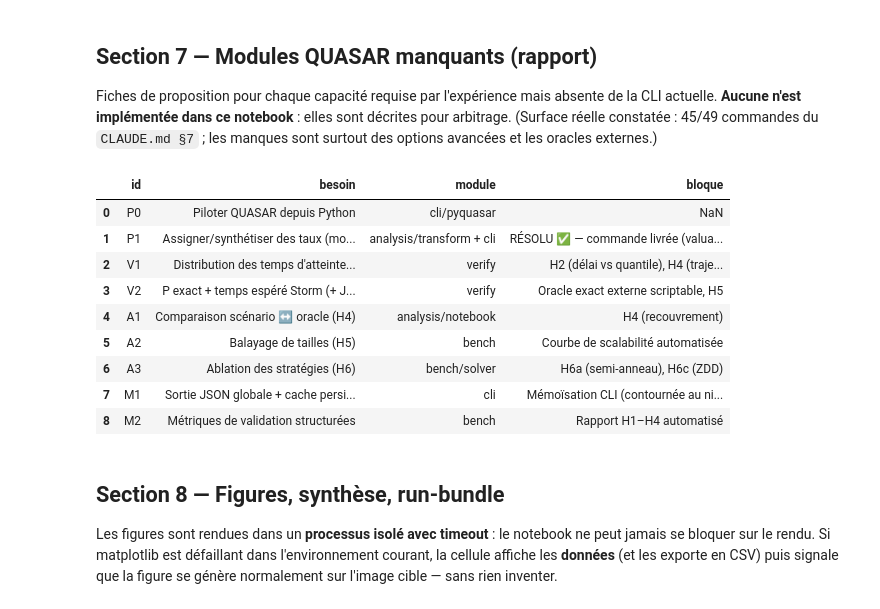
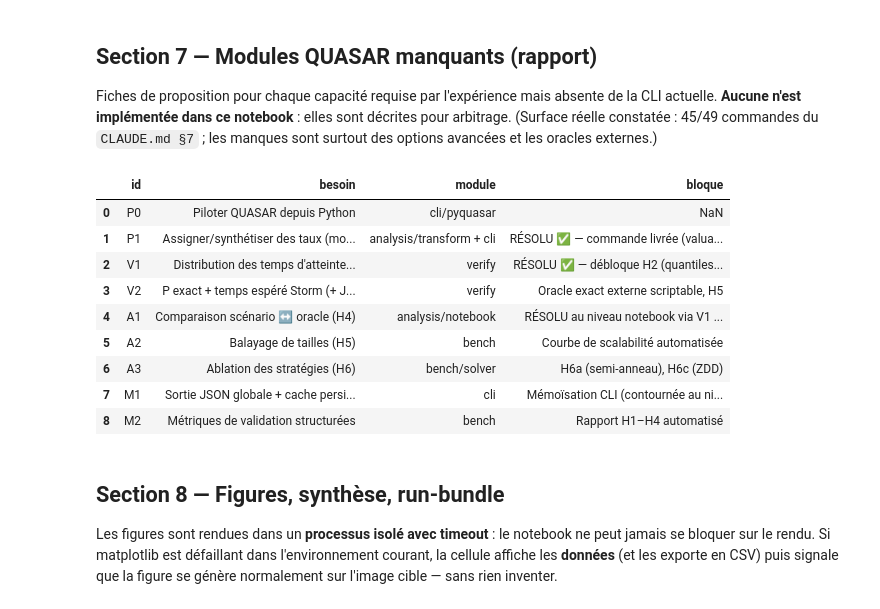
Before and after one commit to Louis-Fippo/quasar, a Jupyter notebook: experiments/validation_chap4.ipynb, the cells around one changed output. Drawn from its saved outputs; the diff is of its cells as text; code cells hidden in the pictures.

```diff
--- a/experiments/validation_chap4.ipynb
+++ b/experiments/validation_chap4.ipynb
@@ -632,40 +699,41 @@ PROPOSALS = [
     {"id": "P1", "besoin": "Assigner/synthétiser des taux (modèles qualitatifs)",
      "module": "analysis/transform + cli",
      "signature": "quasar model assign-rates <m> --policy unit|sample --seed N -o <out>",
      "io": "{assigned, policy, seed, min, max}",
      "bloque": "RÉSOLU ✅ — commande livrée (valuation débloquée)"},
     {"id": "V1", "besoin": "Distribution des temps d'atteinte MaBoSS", "module": "verify",
-     "signature": "quasar verify maboss <m> --goal ... --samples N --max-time T --emit hitting-time-distribution --json",
-     "io": "{prob, hitting_times:[...], quantiles:{...}}", "bloque": "H2 (délai vs quantile), H4 (trajectoires)"},
+     "signature": "quasar verify maboss <m> --goal ... --samples N --max-time T --json",
+     "io": "{prob, quantiles, hittingTimeCdf, nodeActivation}",
+     "bloque": "RÉSOLU ✅ — débloque H2 (quantiles) et H4 (nodeActivation)"},
     {"id": "V2", "besoin": "P exact + temps espéré Storm (+ JSON)", "module": "verify",
      "signature": "quasar verify storm <m> --goal ... --metric prob|expected-time --json",
      "io": "{prob, expected_time}", "bloque": "Oracle exact externe scriptable, H5"},
     {"id": "A1", "besoin": "Comparaison scénario ↔ oracle (H4)", "module": "analysis/notebook",
-     "signature": "quasar analyze scenario <m> --goal ... --compare-oracle maboss --json",
-     "io": "{overlap, matched:[...]}", "bloque": "H4 (recouvrement)"},
+     "signature": "recouvrement Jaccard (scénario QUASAR ↔ nodeActivation V1)",
+     "io": "{overlap}", "bloque": "RÉSOLU au niveau notebook via V1 (Section 5)"},
     {"id": "A2", "besoin": "Balayage de tailles (H5)", "module": "bench",
      "signature": "quasar bench sweep --models ... --metric time --json",
      "io": "[{model, size, time}]", "bloque": "Courbe de scalabilité automatisée"},
     {"id": "A3", "besoin": "Ablation des stratégies (H6)", "module": "bench/solver",
      "signature": "quasar bench ablation --strategy semiring|topk|zdd --json  (+ options solveur --semiring/--anytime/--cycle-policy)",
      "io": "[{strategy, on, time, quality}]", "bloque": "H6a (semi-anneau), H6c (ZDD)"},
     {"id": "M1", "besoin": "Sortie JSON globale + cache persistant", "module": "cli",
      "signature": "options globales --json et --cache-dir <dir>",
      "io": "-", "bloque": "Mémoïsation CLI (contournée au niveau notebook)"},
     {"id": "M2", "besoin": "Métriques de validation structurées", "module": "bench",
      "signature": "quasar bench validate <m> --goal ... --json",
      "io": "{soundness, tightness, delay_gap, scenario_overlap}", "bloque": "Rapport H1–H4 automatisé"},
 ]
 PROPS = pd.DataFrame(PROPOSALS)
 pd.set_option("display.max_colwidth", 60)
 PROPS[["id", "besoin", "module", "bloque"]]
 # %% [output]
 |  | id | besoin | module | bloque |
 | 0 | P0 | Piloter QUASAR depuis Python | cli/pyquasar | NaN |
 | 1 | P1 | Assigner/synthétiser des taux (mo... | analysis/transform + cli | RÉSOLU ✅ — commande livrée (valua... |
-| 2 | V1 | Distribution des temps d'atteinte... | verify | H2 (délai vs quantile), H4 (traje... |
+| 2 | V1 | Distribution des temps d'atteinte... | verify | RÉSOLU ✅ — débloque H2 (quantiles... |
 | 3 | V2 | P exact + temps espéré Storm (+ J... | verify | Oracle exact externe scriptable, H5 |
-| 4 | A1 | Comparaison scénario ↔ oracle (H4) | analysis/notebook | H4 (recouvrement) |
+| 4 | A1 | Comparaison scénario ↔ oracle (H4) | analysis/notebook | RÉSOLU au niveau notebook via V1 ... |
 | 5 | A2 | Balayage de tailles (H5) | bench | Courbe de scalabilité automatisée |
 | 6 | A3 | Ablation des stratégies (H6) | bench/solver | H6a (semi-anneau), H6c (ZDD) |
 | 7 | M1 | Sortie JSON globale + cache persi... | cli | Mémoïsation CLI (contournée au ni... |
```
Also changed, not shown: parts of 10 cells of this notebook, 4 other files.
